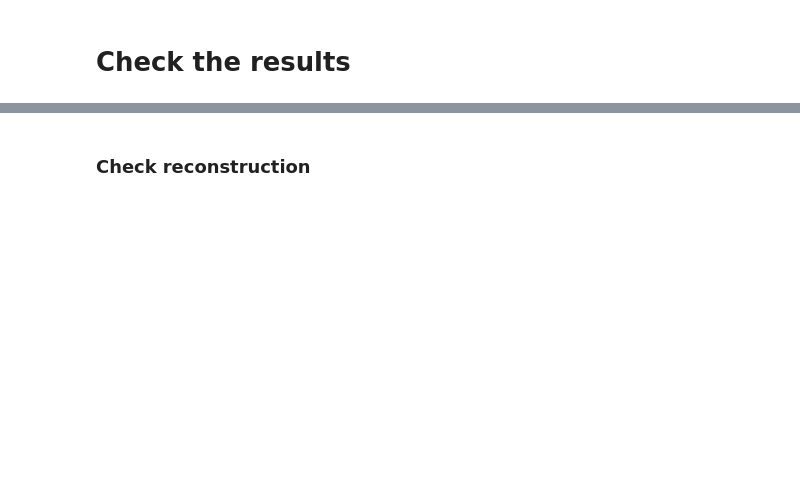
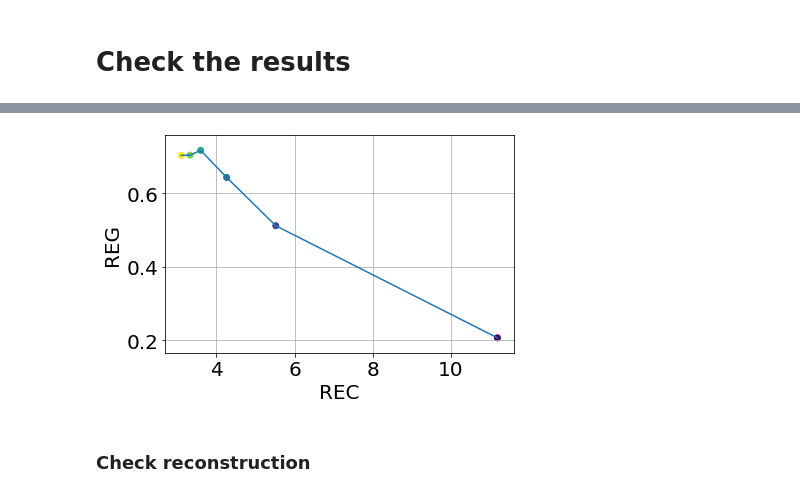
Before and after one commit to dalessioluca/cromwell_for_ML, a Jupyter notebook: main.ipynb, the cells around one changed output, grey strips where cells are left out. Drawn from its saved outputs; the diff is of its cells as text; code cells hidden in the pictures; blank space fills up the shorter version.

```diff
--- a/main.ipynb
+++ b/main.ipynb
@@ -259,27 +327,29 @@ fig.savefig(tmp_file)
 # %%
 # Plot of KL vs evidence
 fontsize=20
 labelsize=20
 
 how_many = 2000
 scale= 1
 N = len(history_dict["train_kl"][-how_many :])
 colors = np.arange(0.0,N,1.0)/N
 
 fig, ax = plt.subplots(1,1)
 #plt.yscale('log')
 #plt.xlim(xmin=1.0, xmax=1.5)
 ax.set_xlabel('REC',fontsize=fontsize)
 ax.set_ylabel('REG',fontsize=fontsize)
 ax.tick_params(axis='both', which='major', labelsize=labelsize)
 ax.scatter(history_dict["train_nll"][-how_many :], history_dict["train_kl"][-how_many :],c=colors)
 ax.plot(history_dict["train_nll"][-how_many :], history_dict["train_kl"][-how_many :], '-')
 ax.grid()
 #plt.xlim(xmax=2.5)
 
 fig.tight_layout()
-tmp_file = os.path.join(output_dir, simulation_name+"_kl_trajectory.png")
+tmp_file = os.path.join(output_dir, "rec_kl_trajectory.png")
 fig.savefig(tmp_file)
+# %% [output]
+[figure, added]
 # %% [markdown]
 ### Check reconstruction
 # %%
```
Also changed, not shown: parts of 26 cells of this notebook, 3 other files.
